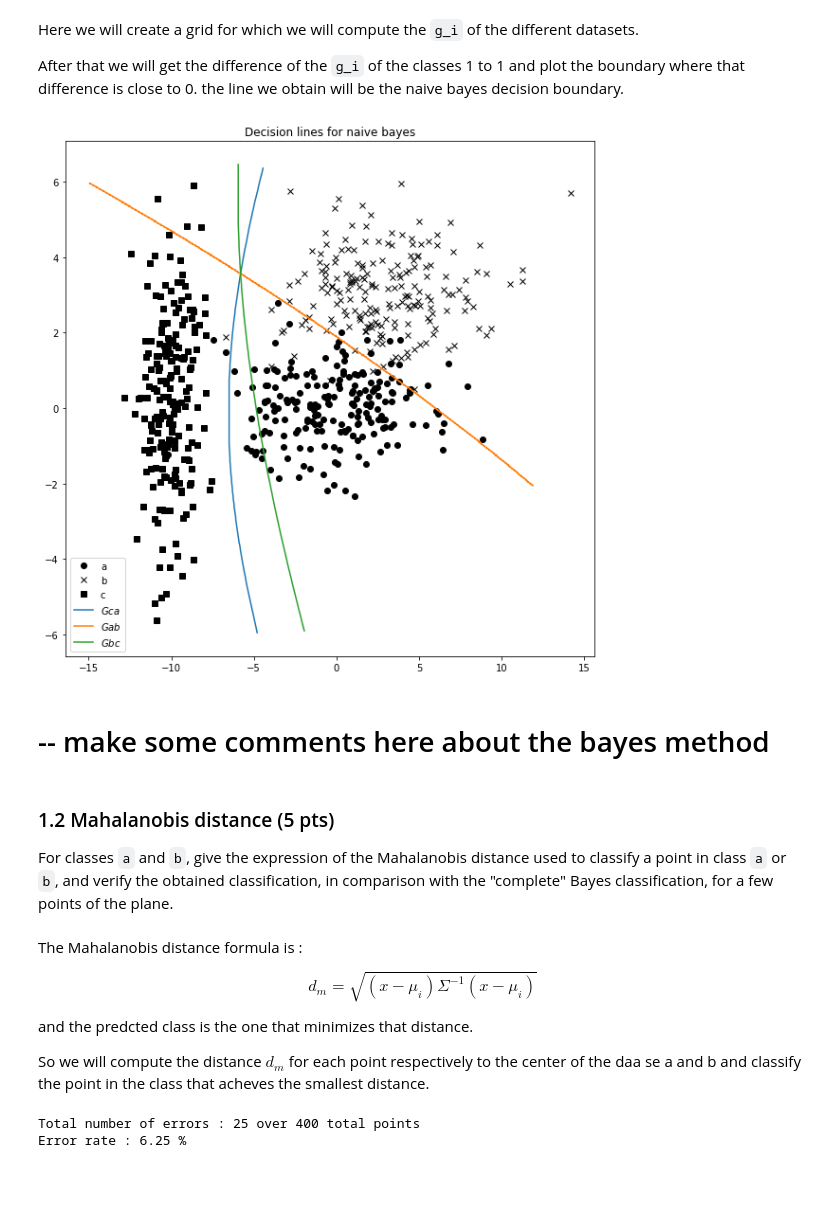
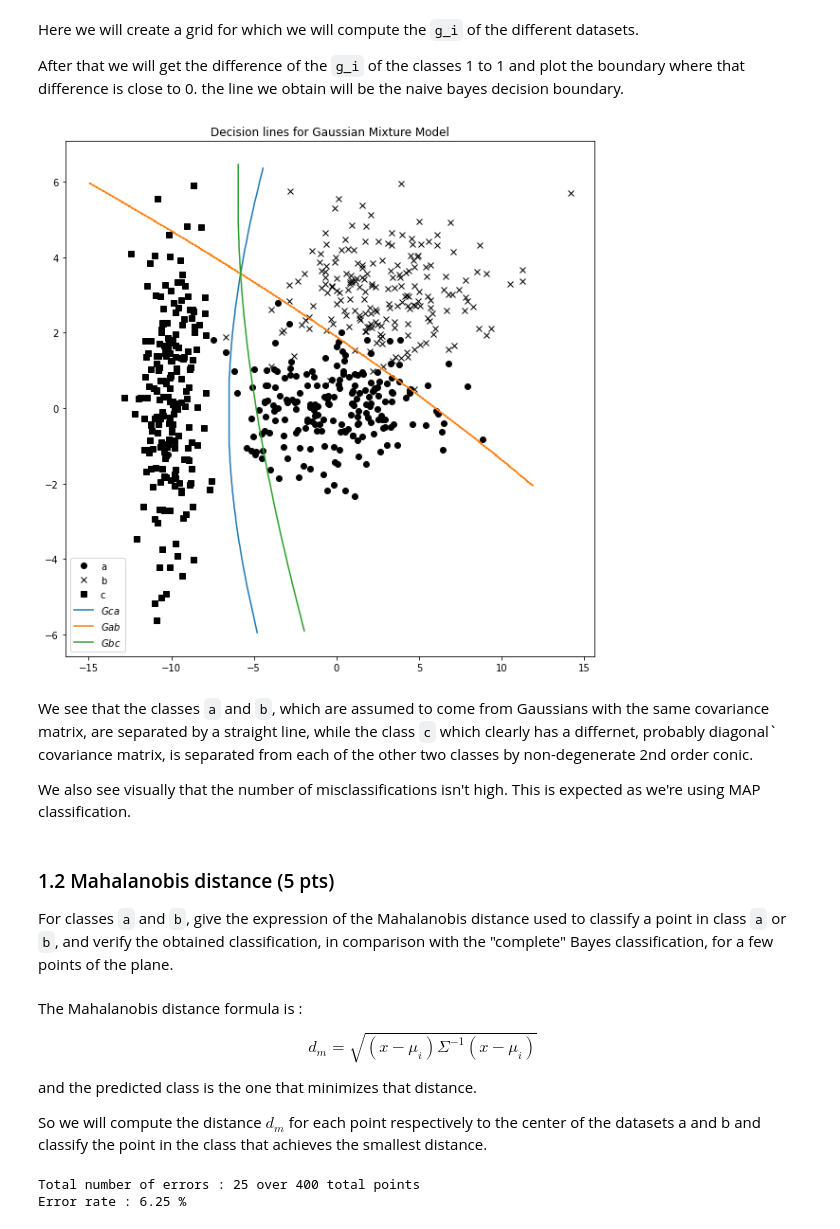
Before and after one commit to aalshabaan/iapr, a Jupyter notebook: labs/lab_03_classification.ipynb, the cells around one changed output. Drawn from its saved outputs; the diff is of its cells as text; code cells hidden in the pictures; blank space fills up the shorter version.

Commit message:
Added comments for the rest of lab 3

```diff
--- a/labs/lab_03_classification.ipynb
+++ b/labs/lab_03_classification.ipynb
@@ -177,37 +119,39 @@ nb_points_y = len(y)
 nb_classes = len(datasets)
 
 # init gi matrix
 gi_mat = np.empty((nb_points_x, nb_points_y, nb_classes))
 
 for i,line in enumerate(x):
     for j,col in enumerate(y):
         for k in range(0, nb_classes):
             gi_mat[i, j, k] = compute_g(means[k], sigmas[k], prior,  np.array([line,col]))
 
 # compute the separation line that represents level ≈0
 g_ca = abs(gi_mat[:,:,2] - gi_mat[:,:,0]) <= eps
 g_ab = abs(gi_mat[:,:,0] - gi_mat[:,:,1]) <= eps
 g_bc = abs(gi_mat[:,:,1] - gi_mat[:,:,2]) <= eps
 
 # plot the data in dark with different markers
 plt.figure(figsize=(10, 10))
 plt.plot(a[:,0], a[:,1], 'ko')
 plt.plot(b[:,0], b[:,1], 'kx')
 plt.plot(c[:,0], c[:,1], 'ks')
 
 # plot the separation lines
 for g_xx in list([g_ca, g_ab, g_bc]):
     line = np.where(g_xx==True)  # gets positions in the array (sorted by y)
     line1, line0 = zip(*sorted(zip(line[1], line[0])))  # sort the positions by x
     plt.plot(np.array(line0)*step + min_x, np.array(line1)*step + min_y)
 
 plt.legend(['a','b','c', '$Gca$', '$Gab$', '$Gbc$'])
-plt.title('Decision lines for naive bayes')
+plt.title('Decision lines for Gaussian Mixture Model')
 plt.show()
 # %% [output]
-[figure, old version]
+[figure, new version]
-# %% [markdown]
-# -- make some comments here about the bayes method
+# %% [markdown]
+We see that the classes `a` and `b`, which are assumed to come from Gaussians with the same covariance matrix, are separated by a straight line, while the class `c` which clearly has a differnet, probably diagonal` covariance matrix, is separated from each of the other two classes by non-degenerate 2nd order conic.
+
+We also see visually that the number of misclassifications isn't high. This is expected as we're using MAP classification.
 # %% [markdown]
 ### 1.2 Mahalanobis distance (5 pts)
 For classes `a` and `b`, give the expression of the Mahalanobis distance used to classify a point in class `a` or `b`, and verify the obtained classification, in comparison with the "complete" Bayes classification, for a few points of the plane.
@@ -222,9 +166,9 @@ The Mahalanobis distance formula is :
 
 $$ d_m = \sqrt{(x - \mu_i) \Sigma^{-1} (x-\mu_i)} $$
 
-and the predcted class is the one that minimizes that distance.
+and the predicted class is the one that minimizes that distance.
 
-So we will compute the distance $d_m$ for each point respectively to the center of the daa se a and b and classify the point in the class that acheves the smallest distance.
+So we will compute the distance $d_m$ for each point respectively to the center of the datasets a and b and classify the point in the class that achieves the smallest distance.
 # %%
 # prediction function using mahalanobis distance
 def predict_cls_mahalanobis_dist(x=np.array([0, 1])):
```
Also changed, not shown: parts of 8 cells of this notebook.
